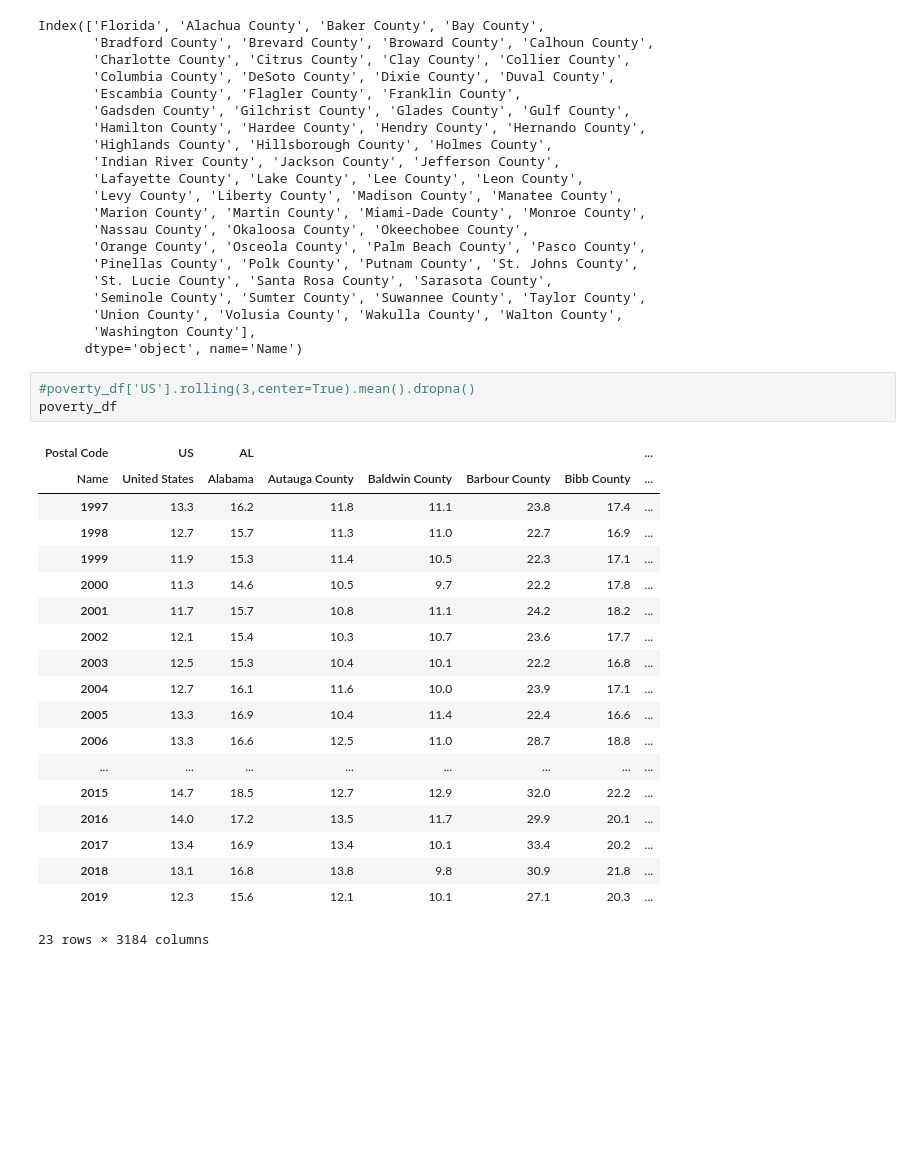
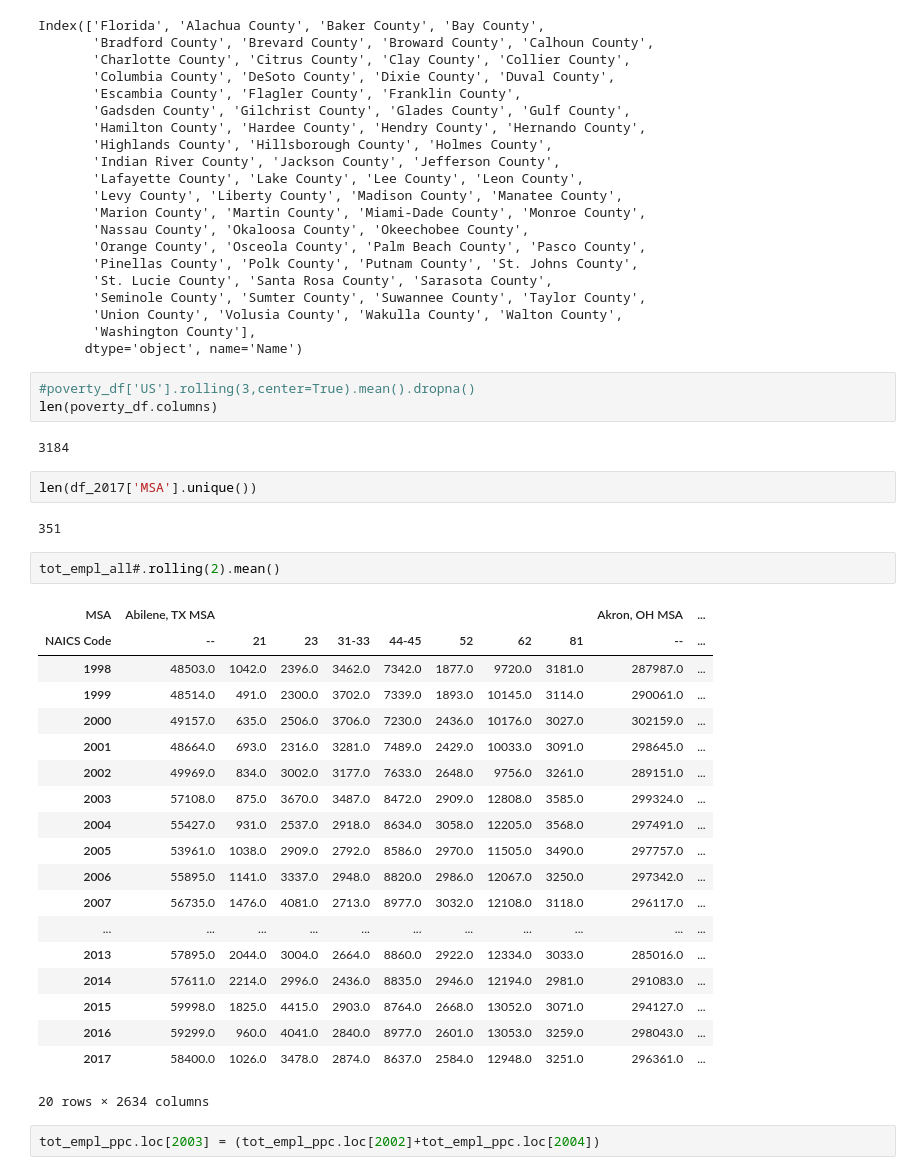
Before and after one commit to hamed-a/DI-project, a Jupyter notebook: process_susb_.ipynb, the cells around one changed output. Cells and saved outputs as stored; diff of their text form; blank space fills up the shorter version.

```diff
--- a/process_susb_.ipynb
+++ b/process_susb_.ipynb
@@ -440,24 +464,34 @@ Index(['Florida', 'Alachua County', 'Baker County', 'Bay County',
       dtype='object', name='Name')
 # %%
 #poverty_df['US'].rolling(3,center=True).mean().dropna()
-poverty_df
+len(poverty_df.columns)
 # %% [output]
-| Postal Code | US | AL |  |  |  |  | ... |
-| Name | United States | Alabama | Autauga County | Baldwin County | Barbour County | Bibb County | ... |
-| 1997 | 13.3 | 16.2 | 11.8 | 11.1 | 23.8 | 17.4 | ... |
-| 1998 | 12.7 | 15.7 | 11.3 | 11.0 | 22.7 | 16.9 | ... |
-| 1999 | 11.9 | 15.3 | 11.4 | 10.5 | 22.3 | 17.1 | ... |
-| 2000 | 11.3 | 14.6 | 10.5 | 9.7 | 22.2 | 17.8 | ... |
-| 2001 | 11.7 | 15.7 | 10.8 | 11.1 | 24.2 | 18.2 | ... |
-| 2002 | 12.1 | 15.4 | 10.3 | 10.7 | 23.6 | 17.7 | ... |
-| 2003 | 12.5 | 15.3 | 10.4 | 10.1 | 22.2 | 16.8 | ... |
-| 2004 | 12.7 | 16.1 | 11.6 | 10.0 | 23.9 | 17.1 | ... |
-| 2005 | 13.3 | 16.9 | 10.4 | 11.4 | 22.4 | 16.6 | ... |
-| 2006 | 13.3 | 16.6 | 12.5 | 11.0 | 28.7 | 18.8 | ... |
-| ... | ... | ... | ... | ... | ... | ... | ... |
-| 2015 | 14.7 | 18.5 | 12.7 | 12.9 | 32.0 | 22.2 | ... |
-| 2016 | 14.0 | 17.2 | 13.5 | 11.7 | 29.9 | 20.1 | ... |
-| 2017 | 13.4 | 16.9 | 13.4 | 10.1 | 33.4 | 20.2 | ... |
-| 2018 | 13.1 | 16.8 | 13.8 | 9.8 | 30.9 | 21.8 | ... |
-| 2019 | 12.3 | 15.6 | 12.1 | 10.1 | 27.1 | 20.3 | ... |
-23 rows × 3184 columns
+3184
+# %%
+len(df_2017['MSA'].unique())
+# %% [output]
+351
+# %%
+tot_empl_all#.rolling(2).mean()
+# %% [output]
+| MSA | Abilene, TX MSA |  |  |  |  |  |  |  | Akron, OH MSA | ... |
+| NAICS Code | -- | 21 | 23 | 31-33 | 44-45 | 52 | 62 | 81 | -- | ... |
+| 1998 | 48503.0 | 1042.0 | 2396.0 | 3462.0 | 7342.0 | 1877.0 | 9720.0 | 3181.0 | 287987.0 | ... |
+| 1999 | 48514.0 | 491.0 | 2300.0 | 3702.0 | 7339.0 | 1893.0 | 10145.0 | 3114.0 | 290061.0 | ... |
+| 2000 | 49157.0 | 635.0 | 2506.0 | 3706.0 | 7230.0 | 2436.0 | 10176.0 | 3027.0 | 302159.0 | ... |
+| 2001 | 48664.0 | 693.0 | 2316.0 | 3281.0 | 7489.0 | 2429.0 | 10033.0 | 3091.0 | 298645.0 | ... |
+| 2002 | 49969.0 | 834.0 | 3002.0 | 3177.0 | 7633.0 | 2648.0 | 9756.0 | 3261.0 | 289151.0 | ... |
+| 2003 | 57108.0 | 875.0 | 3670.0 | 3487.0 | 8472.0 | 2909.0 | 12808.0 | 3585.0 | 299324.0 | ... |
+| 2004 | 55427.0 | 931.0 | 2537.0 | 2918.0 | 8634.0 | 3058.0 | 12205.0 | 3568.0 | 297491.0 | ... |
+| 2005 | 53961.0 | 1038.0 | 2909.0 | 2792.0 | 8586.0 | 2970.0 | 11505.0 | 3490.0 | 297757.0 | ... |
+| 2006 | 55895.0 | 1141.0 | 3337.0 | 2948.0 | 8820.0 | 2986.0 | 12067.0 | 3250.0 | 297342.0 | ... |
+| 2007 | 56735.0 | 1476.0 | 4081.0 | 2713.0 | 8977.0 | 3032.0 | 12108.0 | 3118.0 | 296117.0 | ... |
+| ... | ... | ... | ... | ... | ... | ... | ... | ... | ... | ... |
+| 2013 | 57895.0 | 2044.0 | 3004.0 | 2664.0 | 8860.0 | 2922.0 | 12334.0 | 3033.0 | 285016.0 | ... |
+| 2014 | 57611.0 | 2214.0 | 2996.0 | 2436.0 | 8835.0 | 2946.0 | 12194.0 | 2981.0 | 291083.0 | ... |
+| 2015 | 59998.0 | 1825.0 | 4415.0 | 2903.0 | 8764.0 | 2668.0 | 13052.0 | 3071.0 | 294127.0 | ... |
+| 2016 | 59299.0 | 960.0 | 4041.0 | 2840.0 | 8977.0 | 2601.0 | 13053.0 | 3259.0 | 298043.0 | ... |
+| 2017 | 58400.0 | 1026.0 | 3478.0 | 2874.0 | 8637.0 | 2584.0 | 12948.0 | 3251.0 | 296361.0 | ... |
+20 rows × 2634 columns
+# %%
+tot_empl_ppc.loc[2003] = (tot_empl_ppc.loc[2002]+tot_empl_ppc.loc[2004])
```
Also changed, not shown: parts of 14 cells of this notebook, 14 other files.
